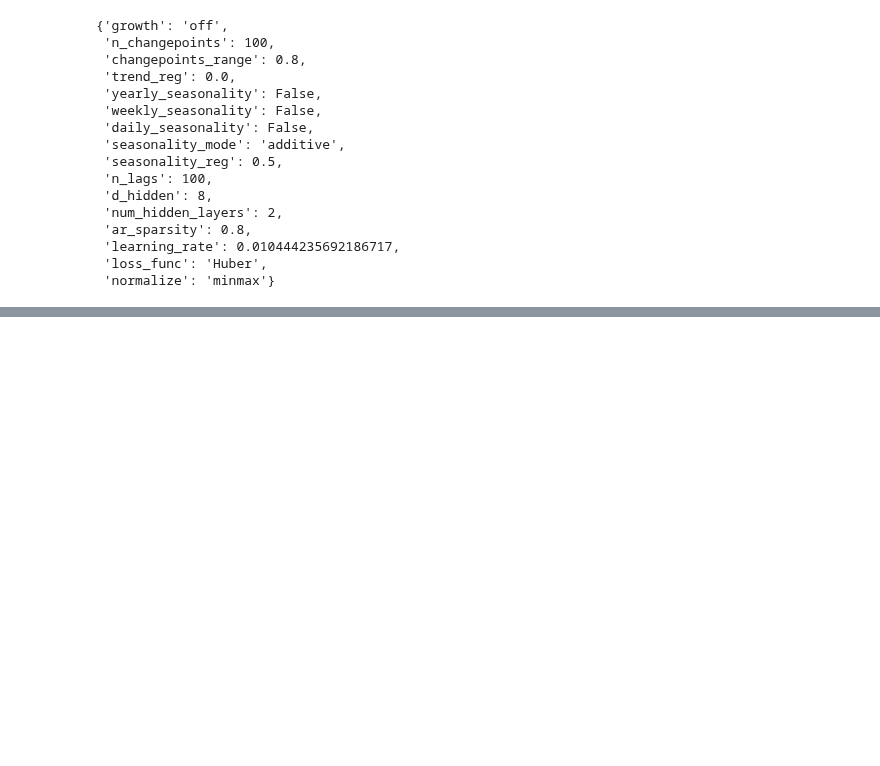
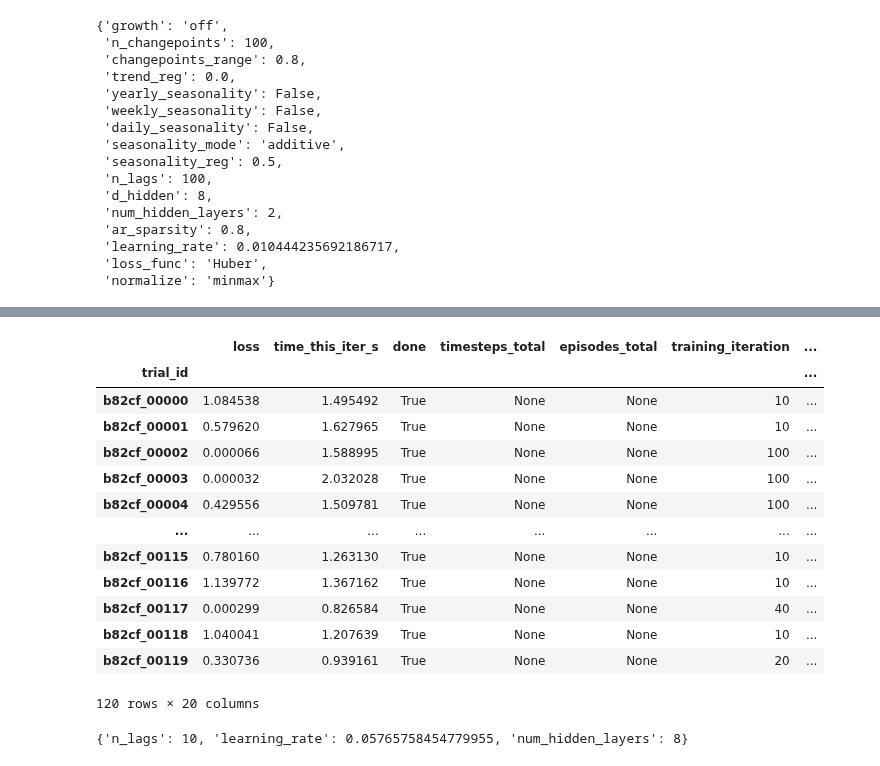
Before and after one commit to neuralprophet/neural_prophet_lightning, a Jupyter notebook: example_notebooks/hyperparameter_example.ipynb, the cells around one changed output, grey strips where cells are left out. Saved outputs shown, nothing was run; the diff lists cells and outputs as text; code cells hidden in the pictures; blank space fills up the shorter version.

```diff
--- a/example_notebooks/hyperparameter_example.ipynb
+++ b/example_notebooks/hyperparameter_example.ipynb
@@ -191,0 +213,13 @@ best_params
+# %%
+from ray import tune
+
+config = {'n_lags': tune.grid_search([10, 20, 30]),
+          'learning_rate': tune.loguniform(1e-4, 1e-1),
+          'num_hidden_layers': tune.choice([2, 8, 16])}
+# %%
+freq = '5min'
+best_params, results_df = tune_hyperparameters('NP',
+                                               df,
+                                               freq,
+                                               mode = 'manual',
+                                              config = config)
@@ -191,0 +342,21 @@ best_params
+# %%
+results_df
+# %% [output]
+|  | loss | time_this_iter_s | done | timesteps_total | episodes_total | training_iteration | ... |
+| trial_id |  |  |  |  |  |  | ... |
+| b82cf_00000 | 1.084538 | 1.495492 | True | None | None | 10 | ... |
+| b82cf_00001 | 0.579620 | 1.627965 | True | None | None | 10 | ... |
+| b82cf_00002 | 0.000066 | 1.588995 | True | None | None | 100 | ... |
+| b82cf_00003 | 0.000032 | 2.032028 | True | None | None | 100 | ... |
+| b82cf_00004 | 0.429556 | 1.509781 | True | None | None | 100 | ... |
+| ... | ... | ... | ... | ... | ... | ... | ... |
+| b82cf_00115 | 0.780160 | 1.263130 | True | None | None | 10 | ... |
+| b82cf_00116 | 1.139772 | 1.367162 | True | None | None | 10 | ... |
+| b82cf_00117 | 0.000299 | 0.826584 | True | None | None | 40 | ... |
+| b82cf_00118 | 1.040041 | 1.207639 | True | None | None | 10 | ... |
+| b82cf_00119 | 0.330736 | 0.939161 | True | None | None | 20 | ... |
+120 rows × 20 columns
+# %%
+best_params
+# %% [output]
+{'n_lags': 10, 'learning_rate': 0.05765758454779955, 'num_hidden_layers': 8}
```
Also changed, not shown: parts of 9 cells of this notebook, 3 other files.
